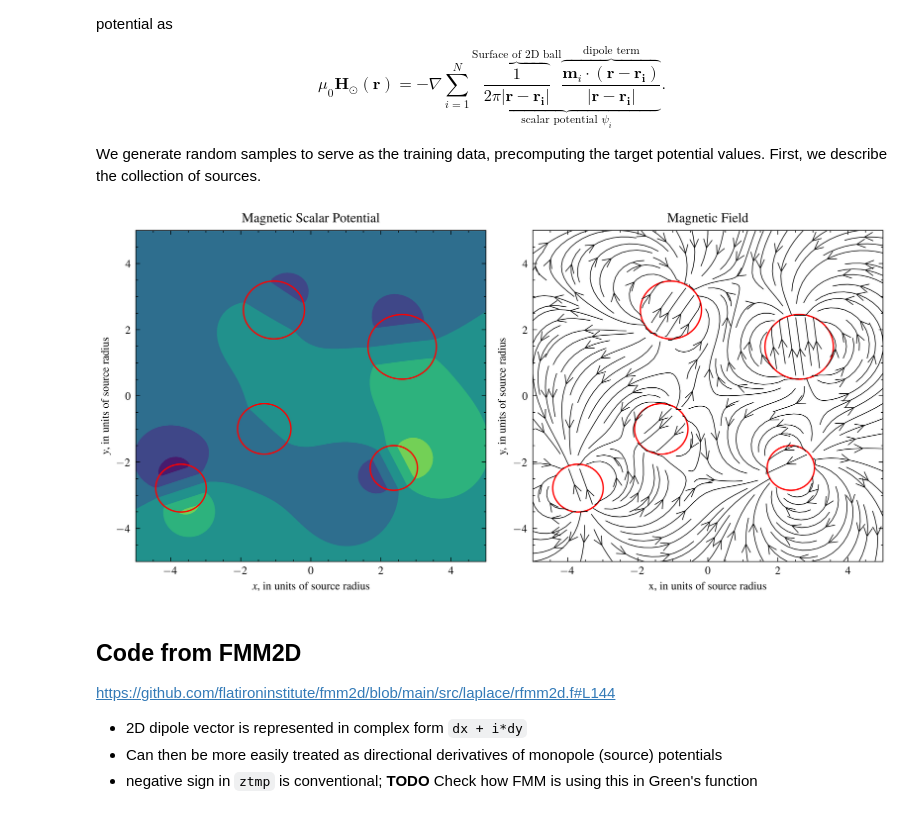
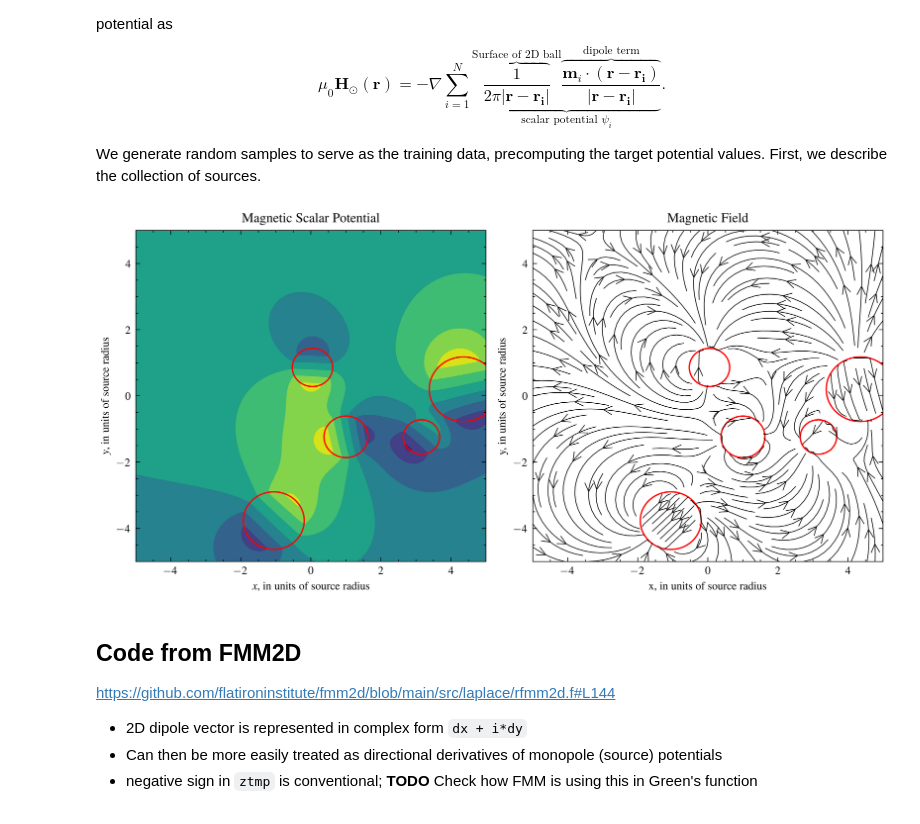
Before and after one commit to cmt-dtu-energy/hypermagnetics, a Jupyter notebook: nbs/check_fmm.ipynb, the cells around one changed output. Saved outputs shown, nothing was run; the diff lists cells and outputs as text; code cells hidden in the pictures.

```diff
--- a/nbs/check_fmm.ipynb
+++ b/nbs/check_fmm.ipynb
@@ -25,22 +25,22 @@ We generate random samples to serve as the training data, precomputing the targe
 # %%
 source_cfg = {
     "shape": "sphere",
     "n_samples": 1,
     "n_sources": 5,
     "lim": 5,
     "res": 96,
     "dim": 2,
     "min_size": 0.5,
     "max_size": 1,
     "t_source": True,
     "line": False,
     "eps": 0,
-    "seed": 2,
+    "seed": 4,
 }
 train = configure(**source_cfg)
 plots(train, loc=False, edge=True)
 # %% [output]
-[figure, old version]
+[figure, new version]
 # %% [markdown]
 ## Code from FMM2D
 https://github.com/flatironinstitute/fmm2d/blob/main/src/laplace/rfmm2d.f#L144
```
Also changed, not shown: parts of 5 cells of this notebook, 8 other files.
